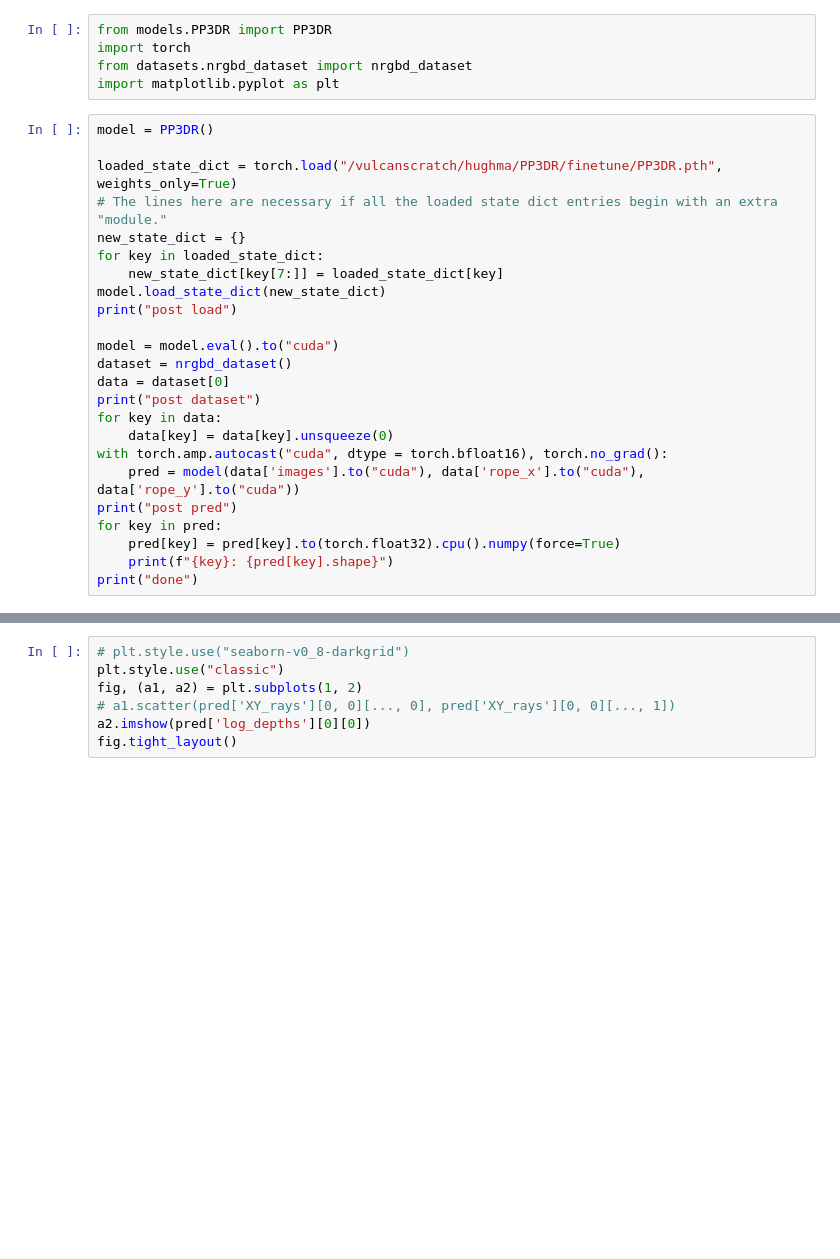
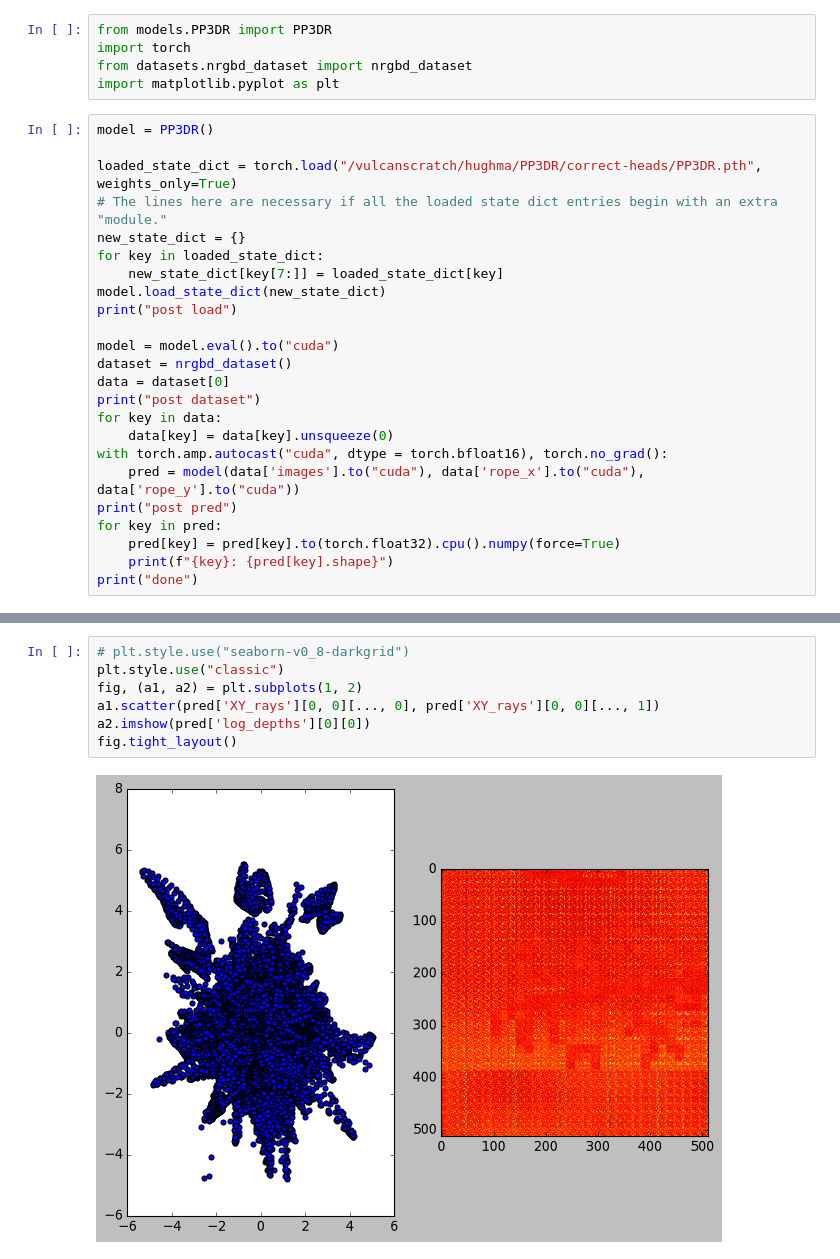
Before and after one commit to hughmathimati/PP3DR, a Jupyter notebook: PP3DR/visualise/notebook.ipynb, the cells around one changed output, grey strips where cells are left out. Saved outputs shown, nothing was run; the diff lists cells and outputs as text; blank space fills up the shorter version.

Commit message:
Committing because I'm about to pivot the main model to a depth-focal model. Will perform sanity checks on depth-focal with correct heads and ablate double-blocks.

```diff
--- a/PP3DR/visualise/notebook.ipynb
+++ b/PP3DR/visualise/notebook.ipynb
@@ -6,7 +6,7 @@ import matplotlib.pyplot as plt
 # %%
 model = PP3DR()
 
-loaded_state_dict = torch.load("/vulcanscratch/hughma/PP3DR/finetune/PP3DR.pth", weights_only=True)
+loaded_state_dict = torch.load("/vulcanscratch/hughma/PP3DR/correct-heads/PP3DR.pth", weights_only=True)
 # The lines here are necessary if all the loaded state dict entries begin with an extra "module."
 new_state_dict = {}
 for key in loaded_state_dict:
@@ -33,10 +39,12 @@ RuntimeError: Error(s) in loading state_dict for PP3DR:
 # %%
 # plt.style.use("seaborn-v0_8-darkgrid")
 plt.style.use("classic")
 fig, (a1, a2) = plt.subplots(1, 2)
-# a1.scatter(pred['XY_rays'][0, 0][..., 0], pred['XY_rays'][0, 0][..., 1])
+a1.scatter(pred['XY_rays'][0, 0][..., 0], pred['XY_rays'][0, 0][..., 1])
 a2.imshow(pred['log_depths'][0][0])
 fig.tight_layout()
+# %% [output]
+[figure, added]
 # %%
 def obtain_gt_3D_points(gt):
     """
```
Also changed, not shown: parts of 2 cells of this notebook, 4 other files.
